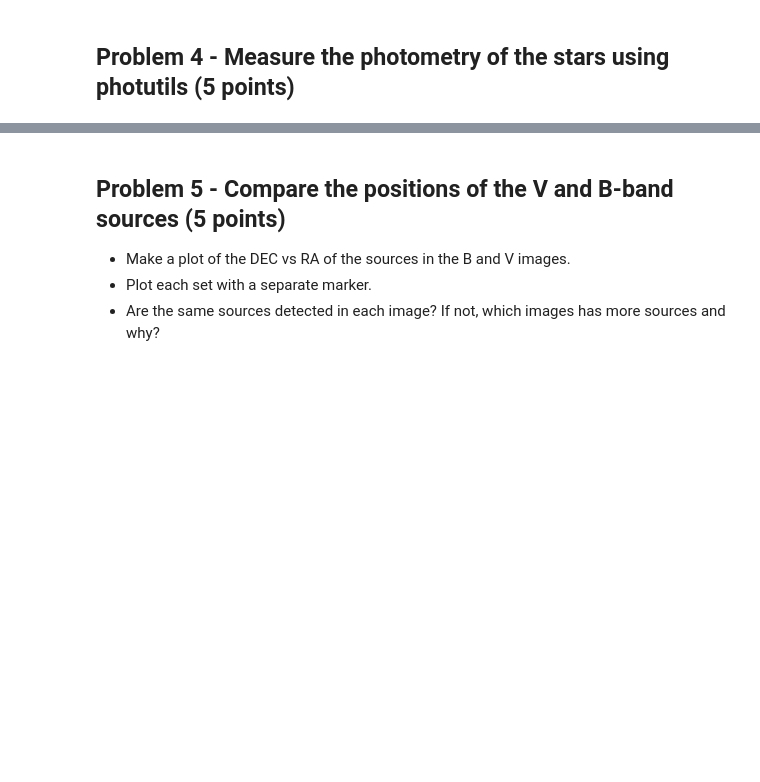
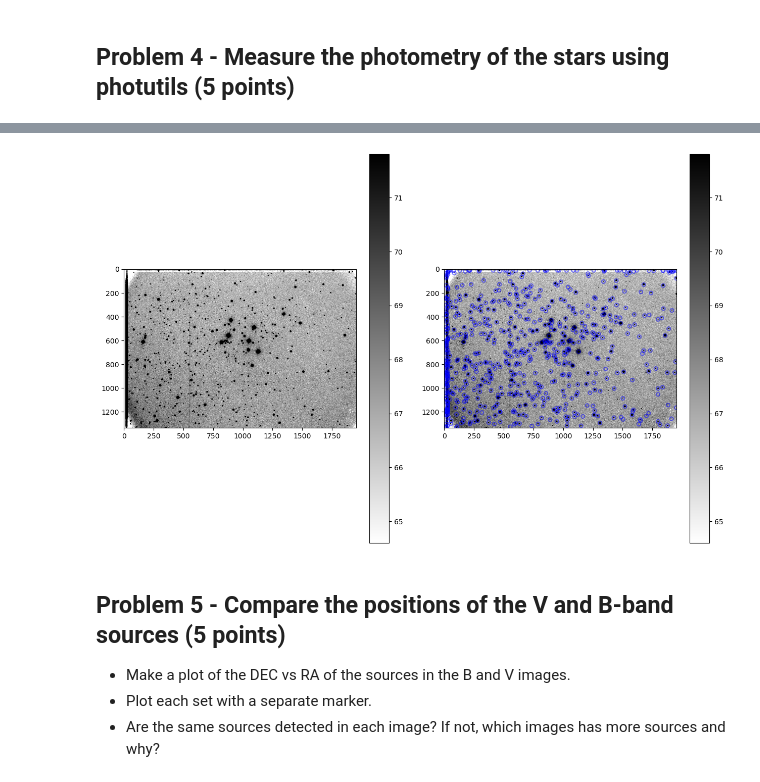
Before and after one commit to aaronreithku/Photometryproject_student, a Jupyter notebook: cluster_photometry_student.ipynb, the cells around one changed output, grey strips where cells are left out. Cells and saved outputs as stored; diff of their text form; code cells hidden in the pictures; blank space fills up the shorter version.

```diff
--- a/cluster_photometry_student.ipynb
+++ b/cluster_photometry_student.ipynb
@@ -373,0 +377,39 @@ apertures.plot(color='blue', lw=1.5, alpha=0.5);
+# %%
+#********************
+#repeat for the V-band image
+#put your code here
+data_v, header_v = fits.getdata('M29V.fits',header=True)
+mean_v, median_v, std_v = sigma_clipped_stats(data_v, sigma=3.0)
+# set up daofind, with info about our image fwhm and the detection threshold
+#*****************************************
+# update with the FWHM that you measured from the imexam
+daofind = DAOStarFinder(fwhm=3.92, threshold=5.*std_v)
+
+# detect sources, using the image - median, which subtracts the sky level from image,
+# assuming a sky that is constant across the iamge
+sources_v = daofind(data_v - median_v)
+
+# convert to pixel locations to ra and dec using the image header
+wcs_v = WCS(header_v)
+ra_v,dec_v = wcs_v.wcs_pix2world(sources_v['xcentroid'],sources_v['ycentroid'],0)
+
+# plot images and the sources.  using the subplot command we can plot figures side by side
+#plots B-band image
+plt.figure(figsize=(15,10))
+#select the left plot
+plt.subplot(1,2,1)
+imdisplay(data_v)
+
+#plot B-band image with the positions of the sources overlaid
+#select the right plot
+plt.subplot(1,2,2)
+
+#Create a list of positions of all the stars, as determined by the DAOStarFinder above.
+#The transpose command puts the images into the correct format
+positions = np.transpose((sources_v['xcentroid'], sources_v['ycentroid']))
+#creates a set of circular apertues with r=15 pixels
+apertures = CircularAperture(positions, r=15.)
+imdisplay(data_v)
+#plot the apertures.  the ';' at the end suppresses some messy output
+apertures.plot(color='blue', lw=1.5, alpha=0.5);
+# %% [output]
@@ -374,3 +418,4 @@ apertures.plot(color='blue', lw=1.5, alpha=0.5);
+[figure, added]
 # %% [markdown]
 ## Problem 5 - Compare the positions of the V and B-band sources (5 points)
 
```
Also changed, not shown: parts of 6 cells of this notebook.
